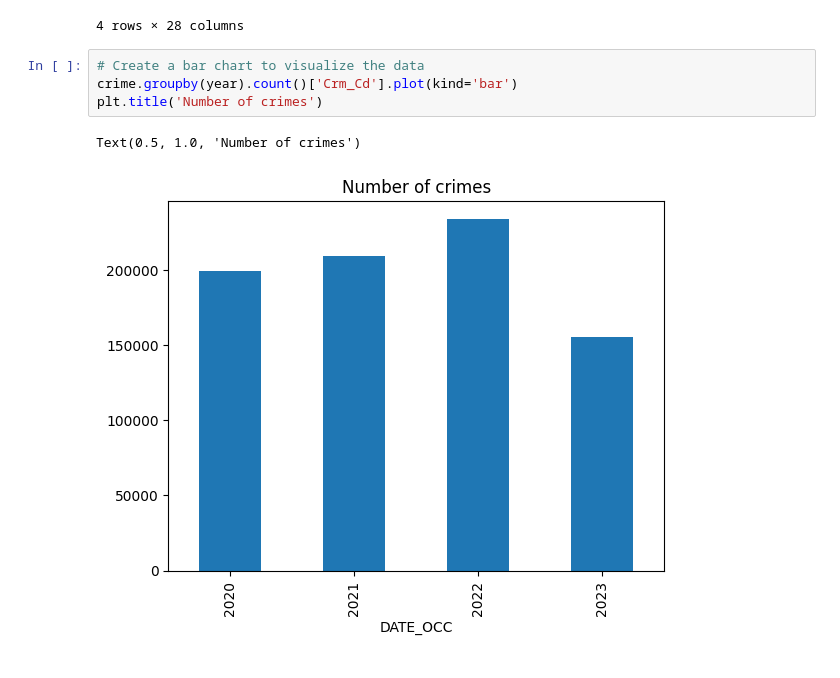
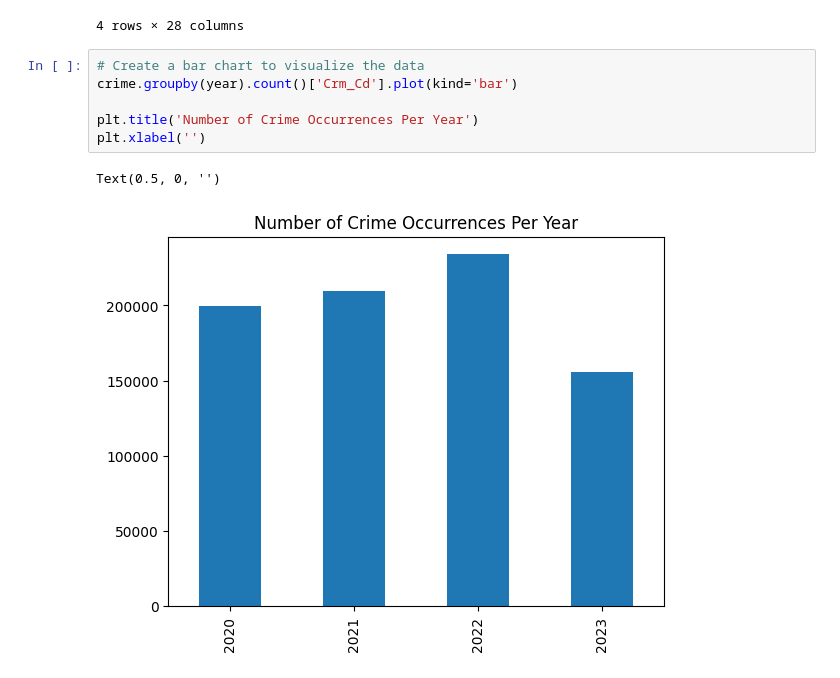
Before and after one commit to acorvin/la-crime-stats, a Jupyter notebook: la-crime-stats.ipynb, the cells around one changed output. Drawn from its saved outputs; the diff is of its cells as text.

```diff
--- a/la-crime-stats.ipynb
+++ b/la-crime-stats.ipynb
@@ -334,7 +334,9 @@ crime.groupby(year).count()
 # %%
 # Create a bar chart to visualize the data
 crime.groupby(year).count()['Crm_Cd'].plot(kind='bar')
-plt.title('Number of crimes')
+
+plt.title('Number of Crime Occurrences Per Year')
+plt.xlabel('')
 # %% [output]
-Text(0.5, 1.0, 'Number of crimes')
+Text(0.5, 0, '')
-[figure, old version]
+[figure, new version]
```
